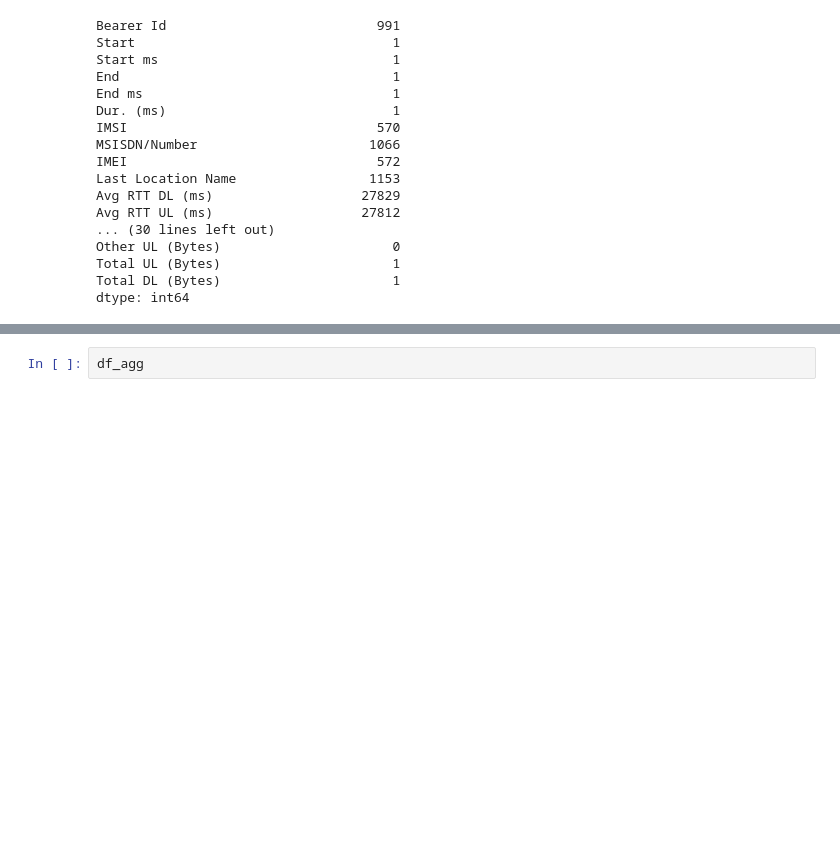
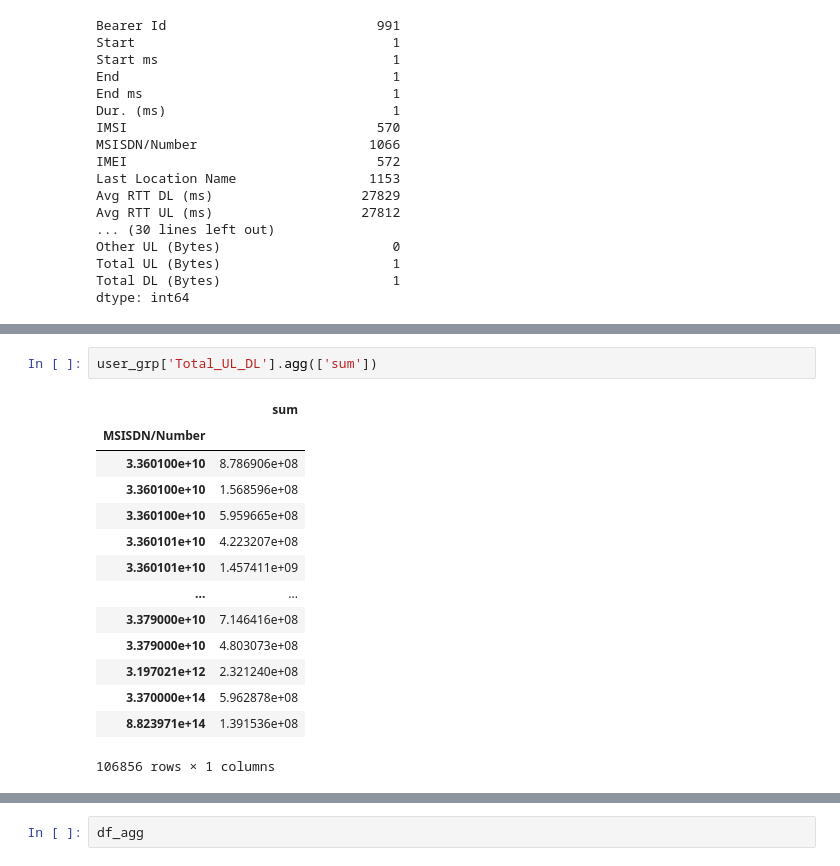
Before and after one commit to nebasam/Telecom_Data_Analysis, a Jupyter notebook: TelecomDataAnalysis.ipynb, the cells around one changed output, grey strips where cells are left out. Drawn from its saved outputs; the diff is of its cells as text; blank space fills up the shorter version.

```diff
--- a/TelecomDataAnalysis.ipynb
+++ b/TelecomDataAnalysis.ipynb
@@ -185,3 +223,20 @@ Name: MSISDN/Number, Length: 150001, dtype: float64
+# %%
+user_grp['Total_UL_DL'].agg(['sum'])
+# %% [output]
+|  | sum |
+| MSISDN/Number |  |
+| 3.360100e+10 | 8.786906e+08 |
+| 3.360100e+10 | 1.568596e+08 |
+| 3.360100e+10 | 5.959665e+08 |
+| 3.360101e+10 | 4.223207e+08 |
+| 3.360101e+10 | 1.457411e+09 |
+| ... | ... |
+| 3.379000e+10 | 7.146416e+08 |
+| 3.379000e+10 | 4.803073e+08 |
+| 3.197021e+12 | 2.321240e+08 |
+| 3.370000e+14 | 5.962878e+08 |
+| 8.823971e+14 | 1.391536e+08 |
+106856 rows × 1 columns
 # %%
 df_agg = df_clean.groupby(
    'MSISDN/Number'
```
Also changed, not shown: parts of 6 cells of this notebook.
